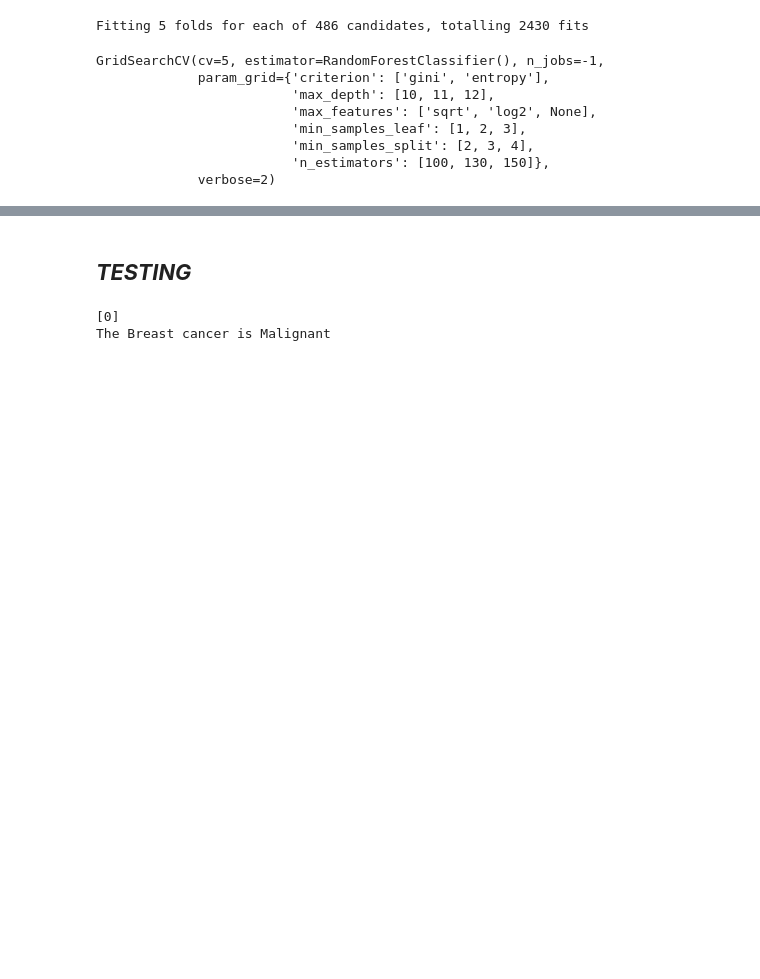
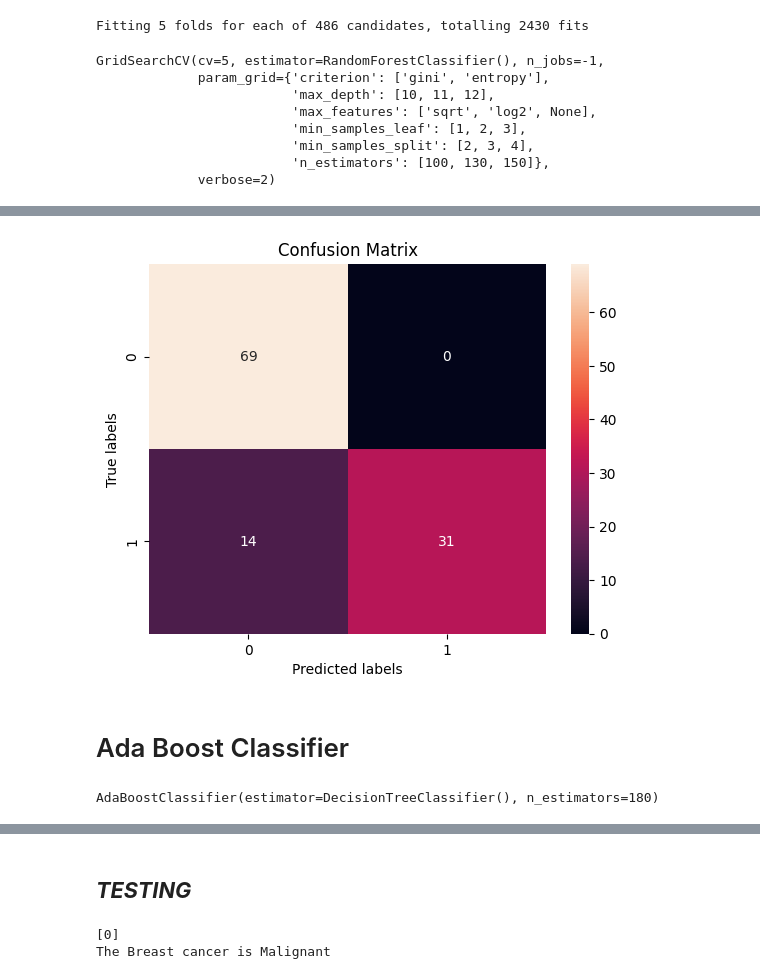
Before and after one commit to akriti-thakur/jupyter-notebook, a Jupyter notebook: cancer-project/model/cancer.ipynb, the cells around one changed output, grey strips where cells are left out. Saved outputs shown, nothing was run; the diff lists cells and outputs as text; code cells hidden in the pictures; blank space fills up the shorter version.

```diff
--- a/cancer-project/model/cancer.ipynb
+++ b/cancer-project/model/cancer.ipynb
@@ -764,0 +769,11 @@ plot_confusion_matrix(y_test,forest_pre)
+# %%
+sgd = SGDClassifier()
+parameters = {
+    'alpha' : [0.0001, 0.001, 0.01, 0.1, 1],
+    'loss' : ['hinge', 'log'],
+    'penalty' : ['l1', 'l2']
+}
+
+sgd_cvs = GridSearchCV(sgd, parameters, cv = 10, n_jobs = -1)
+# %%
+sgd_cvs.fit(X_train, y_train)
@@ -764,0 +792,2 @@ plot_confusion_matrix(y_test,forest_pre)
+# %%
+sg_pre = sgd_cvs.predict(X_test)
@@ -764,0 +822,6 @@ plot_confusion_matrix(y_test,forest_pre)
+# %%
+plot_confusion_matrix(y_test,sg_pre)
+# %% [output]
+[figure, added]
+# %% [markdown]
+# Ada Boost Classifier
@@ -764,0 +832,7 @@ plot_confusion_matrix(y_test,forest_pre)
+# %%
+ada = AdaBoostClassifier(estimator = dtc)
+
+ada = AdaBoostClassifier(dtc, n_estimators = 180)
+ada.fit(X_train, y_train)
+# %% [output]
+AdaBoostClassifier(estimator=DecisionTreeClassifier(), n_estimators=180)
```
Also changed, not shown: parts of 58 cells of this notebook, 1 other file.
